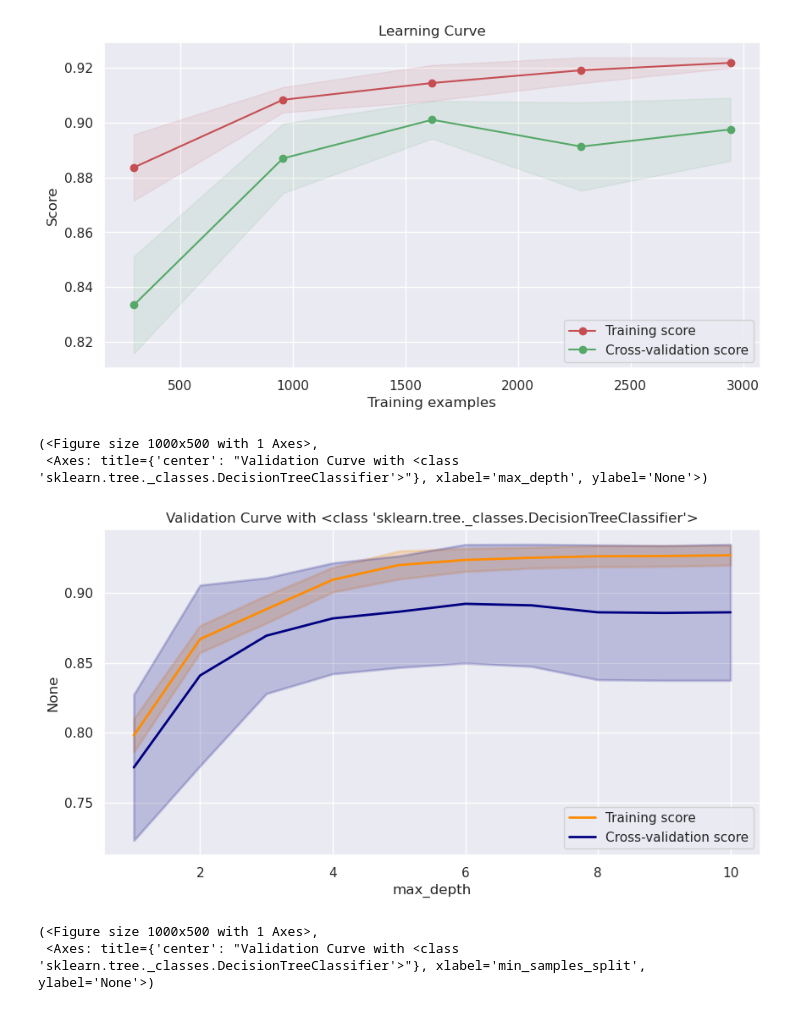
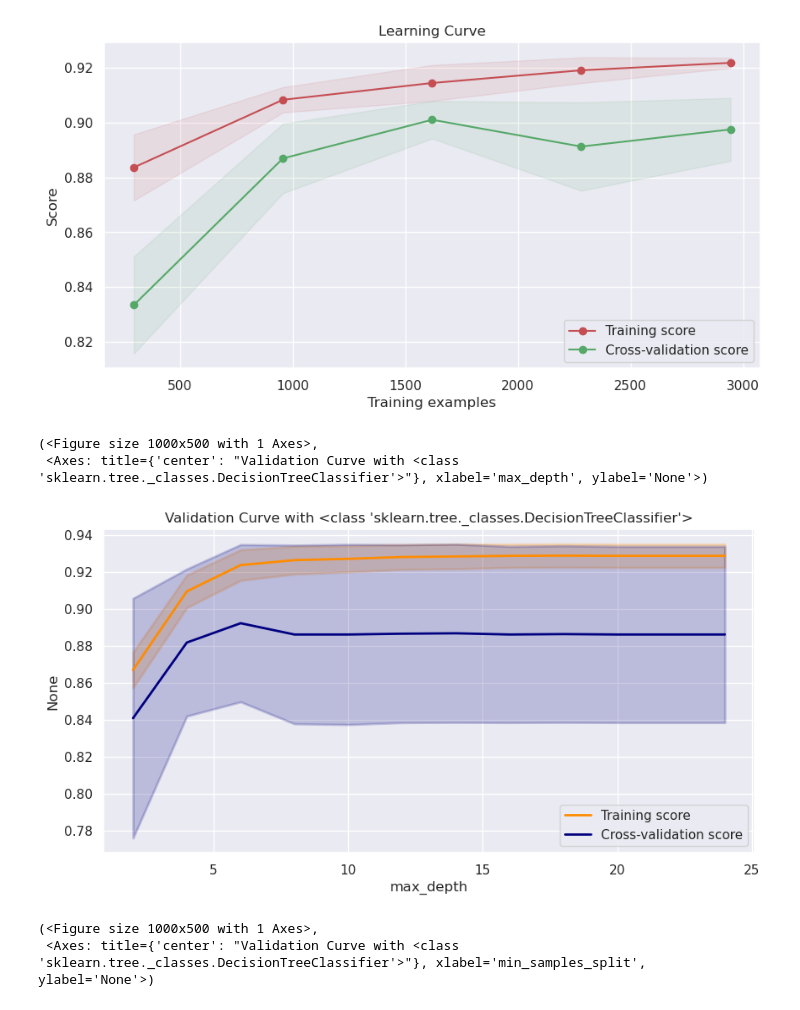
Before and after one commit to KyleSDeveloper/data-science-machine-learning-main, a Jupyter notebook: notebooks/07_Decision_Trees_Cross_Validation.ipynb, the cells around one changed output. Drawn from its saved outputs; the diff is of its cells as text; code cells hidden in the pictures.

```diff
--- a/notebooks/07_Decision_Trees_Cross_Validation.ipynb
+++ b/notebooks/07_Decision_Trees_Cross_Validation.ipynb
@@ -315,11 +315,11 @@ plt.show()
 [figure]
 # %%
 # Plot validation curve for max_depth
-plot_validation_curve(clf, X, y, param_name="max_depth", param_range=[1, 2, 3, 4, 5, 6, 7, 8, 9, 10])
+plot_validation_curve(clf, X, y, param_name="max_depth", param_range=[2, 4, 6, 8, 10, 12, 14, 16, 18, 20, 22, 24])
 # %% [output]
 (<Figure size 1000x500 with 1 Axes>,
  <Axes: title={'center': "Validation Curve with <class 'sklearn.tree._classes.DecisionTreeClassifier'>"}, xlabel='max_depth', ylabel='None'>)
-[figure, old version]
+[figure, new version]
 # %%
 # Plot validation curve for min_samples_split
 plot_validation_curve(clf, X, y, param_name="min_samples_split", param_range=[2, 5, 10, 20, 50, 100])
```
Also changed, not shown: parts of 1 cell of this notebook, 5 other files.
